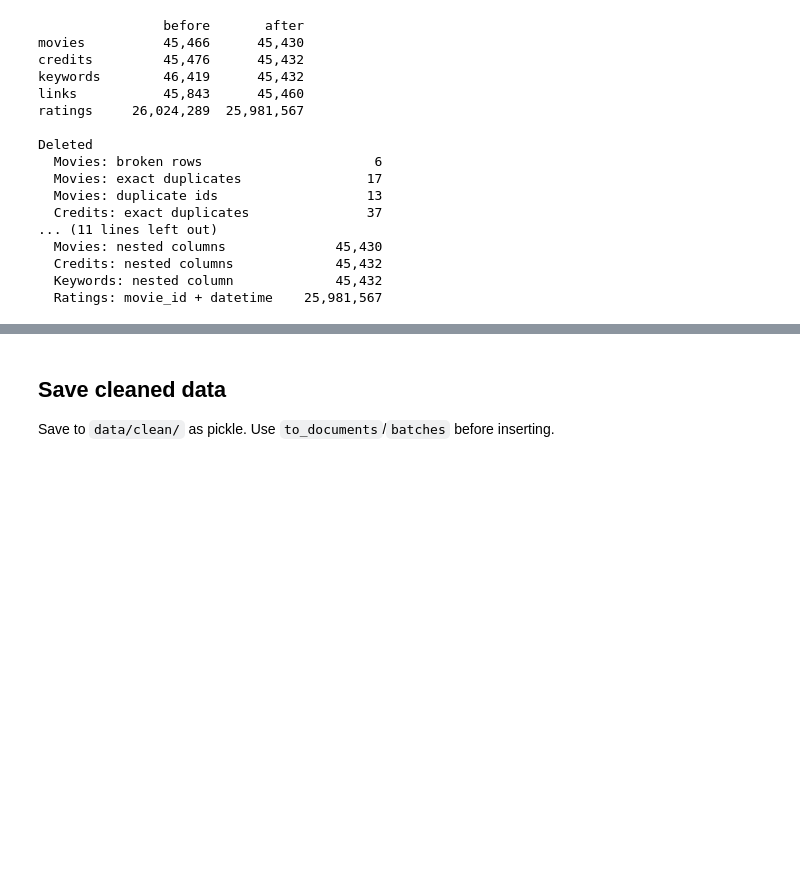
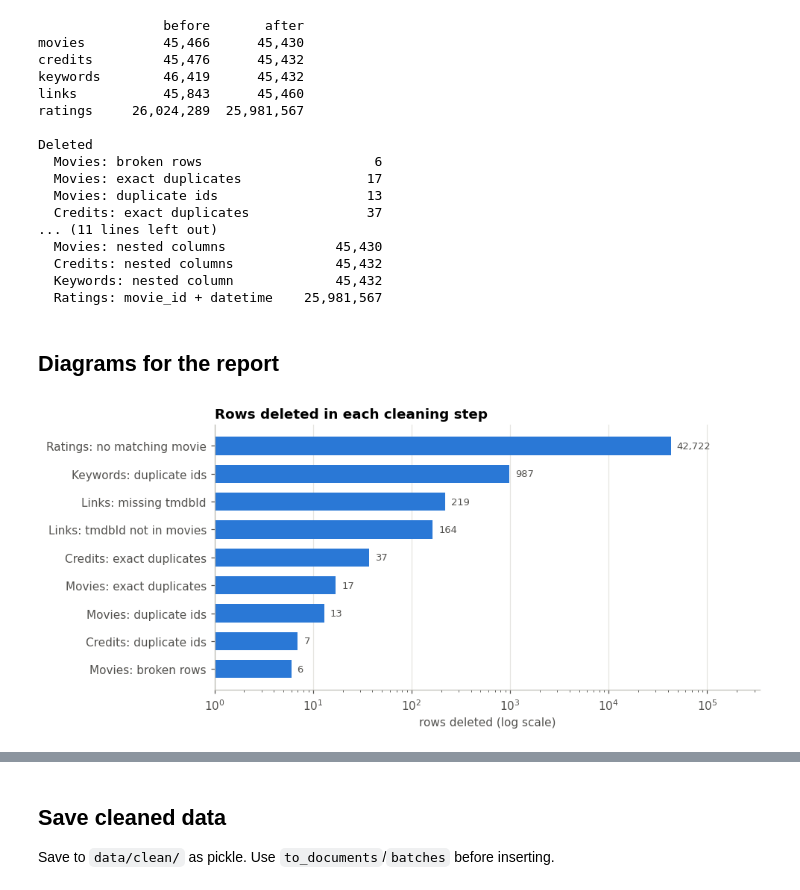
Before and after one commit to SverreHalvorsen/TDT4225-Assignments, a Jupyter notebook: Assignment 3/Clean.ipynb, the cells around one changed output, grey strips where cells are left out. Drawn from its saved outputs; the diff is of its cells as text; code cells hidden in the pictures; blank space fills up the shorter version.

Commit message:
diagrams for report

```diff
--- a/Assignment 3/Clean.ipynb
+++ b/Assignment 3/Clean.ipynb
@@ -92,10 +92,12 @@ Rows in movies: 45,430 | ids still duplicated: 0
 UNKNOWN_IF_ZERO = ['budget', 'revenue', 'runtime']
 
 changed = 0
+zeros_per_col = {}
 for col in UNKNOWN_IF_ZERO:
     zeros = movies[col] == 0
     print(f'  {col:8s} {zeros.sum():>7,} zeros -> missing')
     changed |= zeros
+    zeros_per_col[col] = int(zeros.sum())
     movies[col] = movies[col].mask(zeros).astype('float64')
 
 edited['Movies: unknown values'] = int(changed.sum())
@@ -114,6 +116,8 @@ MIN_AMOUNT = 1000
 for col in ['budget', 'revenue']:
     too_low = movies[col] < MIN_AMOUNT   # missing values are not counted
     print(f'{col}: {too_low.sum():,} below ${MIN_AMOUNT:,} | examples: {movies.loc[too_low, col].value_counts().head(6).to_dict()}')
+    first = movies[too_low].sort_values('release_date').iloc[0]
+    print(f"  earliest: {first['title']} ({first['release_date'].date()}), ${first[col]:,.0f}")
     movies.loc[too_low, col] = None
     edited[f'Movies: {col} < $1,000'] = int(too_low.sum())
 
@@ -124 +130,9 @@ revenue: 154 below $1,000 | examples: {1.0: 12, 3.0: 9, 5.0: 5, 15.0: 5, 8.0: 5,
 Edited 244 budgets and 154 revenues
+# %%
+# Earliest movies with a known budget and revenue after the cleaning
+print('Earliest movie in the data:', movies['release_date'].min().date())
+for col in ['budget', 'revenue']:
+    known = movies[movies[col].notna() & movies['release_date'].notna()].sort_values('release_date')
+    first = known.iloc[0]
+    print(f"\nFirst known {col}: {first['title']} ({first['release_date'].date()}), ${first[col]:,.0f}")
+    print(known[['title', 'release_date', col]].head(3).to_string(index=False))
@@ -304,3 +332,33 @@ Deleted
   Credits: nested columns             45,432
   Keywords: nested column             45,432
   Ratings: movie_id + datetime    25,981,567
+# %% [markdown]
+## Diagrams for the report
+# %%
+import numpy as np
+import matplotlib.pyplot as plt
+
+BLUE, ORANGE, AQUA, GREY = '#2a78d6', '#eb6834', '#1baf7a', '#c3c2b7'
+INK = '#52514e'
+plt.rcParams.update({
+    'figure.dpi': 110, 'font.size': 10,
+    'axes.spines.top': False, 'axes.spines.right': False,
+    'axes.edgecolor': '#b9b8b1', 'axes.labelcolor': INK,
+    'axes.titlesize': 12, 'axes.titleweight': 'bold', 'axes.titlelocation': 'left',
+    'axes.grid': True, 'grid.color': '#e6e5e1', 'grid.linewidth': 0.8, 'axes.axisbelow': True,
+    'xtick.color': INK, 'ytick.color': INK, 'legend.frameon': False,
+})
+# %%
+# Rows deleted in each step. Log scale, since the steps range from 6 to over 40,000 rows
+steps = pd.Series(deleted).sort_values()
+
+fig, ax = plt.subplots(figsize=(9, 4.2))
+ax.barh(steps.index, steps.values, color=BLUE, height=0.65)
+for y, v in enumerate(steps.values):
+    ax.text(v * 1.15, y, f'{v:,}', va='center', fontsize=8.5, color=INK)
+ax.set_xscale('log'); ax.set_xlim(1, steps.max() * 8)
+ax.set_title('Rows deleted in each cleaning step'); ax.set_xlabel('rows deleted (log scale)')
+ax.grid(axis='y', visible=False)
+plt.tight_layout(); plt.show()
+# %% [output]
+[figure, added]
```
Also changed, not shown: parts of 6 cells of this notebook, 1 other file.
